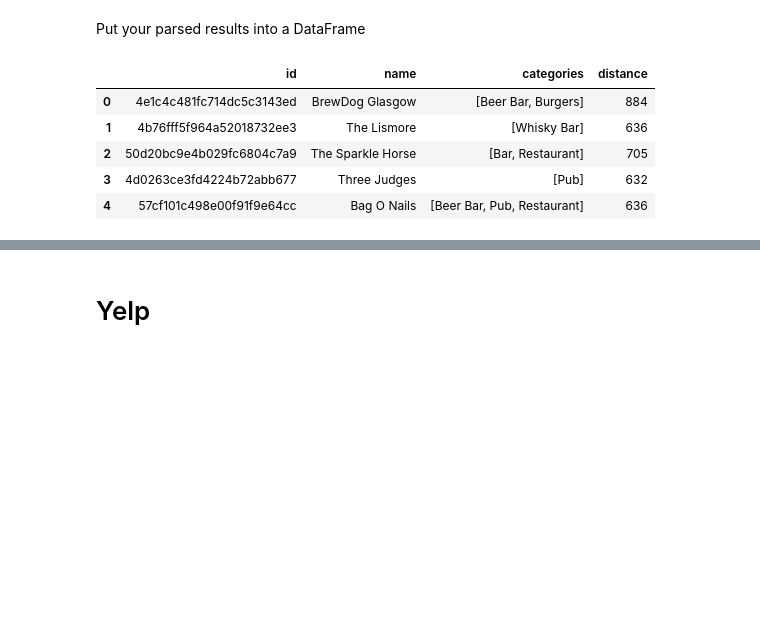
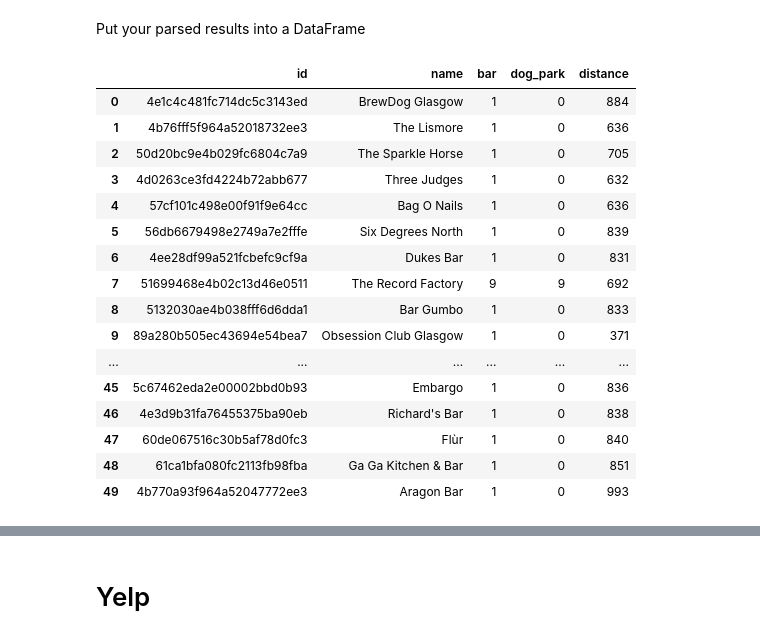
Before and after one commit to LeonFall3/LHL-statsModeling-priject, a Jupyter notebook: notebooks/yelp_foursquare_EDA.ipynb, the cells around one changed output, grey strips where cells are left out. Cells and saved outputs as stored; diff of their text form; code cells hidden in the pictures; blank space fills up the shorter version.

Commit message:
4square framework complete

```diff
--- a/notebooks/yelp_foursquare_EDA.ipynb
+++ b/notebooks/yelp_foursquare_EDA.ipynb
@@ -54,8 +47,12 @@ id = []
 categories = []
 distance = []
 name = []
+bar = []
+dog_park = []
+# lists to normalize category list
+bar_lookup = ['bar', 'pub', 'speakeasy', 'beer', 'Brewery']
+dog_park_lookup = ['dog park']
 
-temp = []
 
 #loading json file
 with open(r"B:\LHL\StatsModeling_Project\LHL-statsModeling-priject\data\foursquare_places_data.json",'r') as f:
@@ -66,23 +63,43 @@ for result in range(len(data['results'])):
     id.append(data['results'][result]['fsq_id'])
     # run thorugh all categories for each place
     for i in range(len(data['results'][result]['categories'])):
-        temp.append(data['results'][result]['categories'][i]['short_name'])
-    # add categories to list from temp list
-    categories.append(temp)
-    # clear temp list
-    temp = []
+        if any(map(data['results'][result]['categories'][i]['short_name'].lower().__contains__, bar_lookup)):
+            bar.append(1)
+            dog_park.append(0)
+            break
+
+        elif any(map(data['results'][result]['categories'][i]['short_name'].lower().__contains__, dog_park_lookup)):
+            bar.append(0)
+            dog_park.append(1)
+            break
+        else:
+            bar.append(9)
+            dog_park.append(9)
+            break
+
     distance.append(data['results'][result]['distance'])
     name.append(data['results'][result]['name'])
 # %% [markdown]
 Put your parsed results into a DataFrame
 # %%
 # dataframe creation
-foursquare_places_df = pd.DataFrame({'id':id, 'name':name,"categories":categories,'distance':distance})
-foursquare_places_df.head()
+foursquare_places_df = pd.DataFrame({'id':id, 'name':name,"bar":bar,'dog_park': dog_park,'distance':distance})
+foursquare_places_df
 # %% [output]
-|  | id | name | categories | distance |
-| 0 | 4e1c4c481fc714dc5c3143ed | BrewDog Glasgow | [Beer Bar, Burgers] | 884 |
-| 1 | 4b76fff5f964a52018732ee3 | The Lismore | [Whisky Bar] | 636 |
-| 2 | 50d20bc9e4b029fc6804c7a9 | The Sparkle Horse | [Bar, Restaurant] | 705 |
-| 3 | 4d0263ce3fd4224b72abb677 | Three Judges | [Pub] | 632 |
-| 4 | 57cf101c498e00f91f9e64cc | Bag O Nails | [Beer Bar, Pub, Restaurant] | 636 |
+|  | id | name | bar | dog_park | distance |
+| 0 | 4e1c4c481fc714dc5c3143ed | BrewDog Glasgow | 1 | 0 | 884 |
+| 1 | 4b76fff5f964a52018732ee3 | The Lismore | 1 | 0 | 636 |
+| 2 | 50d20bc9e4b029fc6804c7a9 | The Sparkle Horse | 1 | 0 | 705 |
+| 3 | 4d0263ce3fd4224b72abb677 | Three Judges | 1 | 0 | 632 |
+| 4 | 57cf101c498e00f91f9e64cc | Bag O Nails | 1 | 0 | 636 |
+| 5 | 56db6679498e2749a7e2fffe | Six Degrees North | 1 | 0 | 839 |
+| 6 | 4ee28df99a521fcbefc9cf9a | Dukes Bar | 1 | 0 | 831 |
+| 7 | 51699468e4b02c13d46e0511 | The Record Factory | 9 | 9 | 692 |
+| 8 | 5132030ae4b038fff6d6dda1 | Bar Gumbo | 1 | 0 | 833 |
+| 9 | 89a280b505ec43694e54bea7 | Obsession Club Glasgow | 1 | 0 | 371 |
+| ... | ... | ... | ... | ... | ... |
+| 45 | 5c67462eda2e00002bbd0b93 | Embargo | 1 | 0 | 836 |
+| 46 | 4e3d9b31fa76455375ba90eb | Richard's Bar | 1 | 0 | 838 |
+| 47 | 60de067516c30b5af78d0fc3 | Flùr | 1 | 0 | 840 |
+| 48 | 61ca1bfa080fc2113fb98fba | Ga Ga Kitchen & Bar | 1 | 0 | 851 |
+| 49 | 4b770a93f964a52047772ee3 | Aragon Bar | 1 | 0 | 993 |
```
Also changed, not shown: parts of 5 cells of this notebook.
